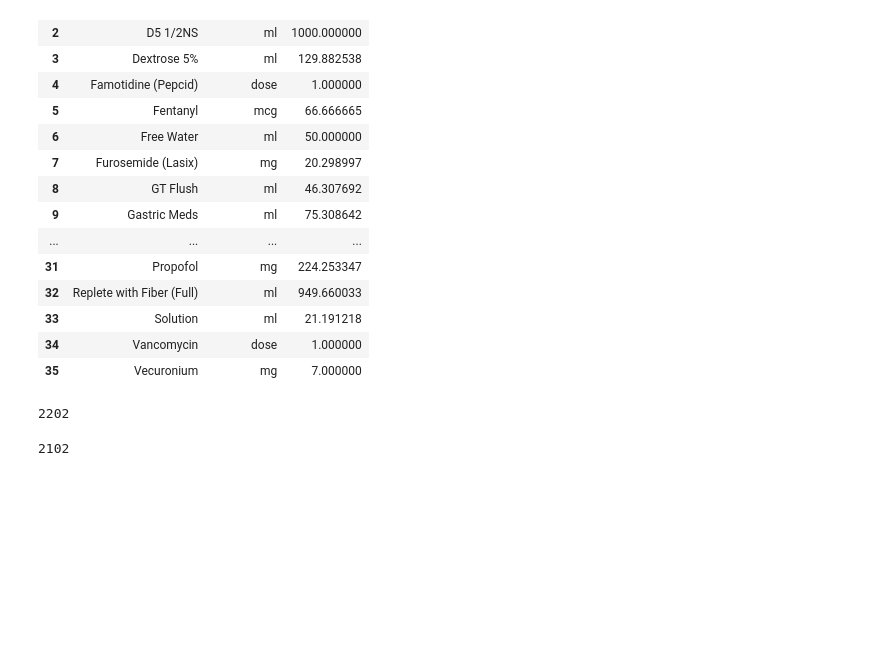
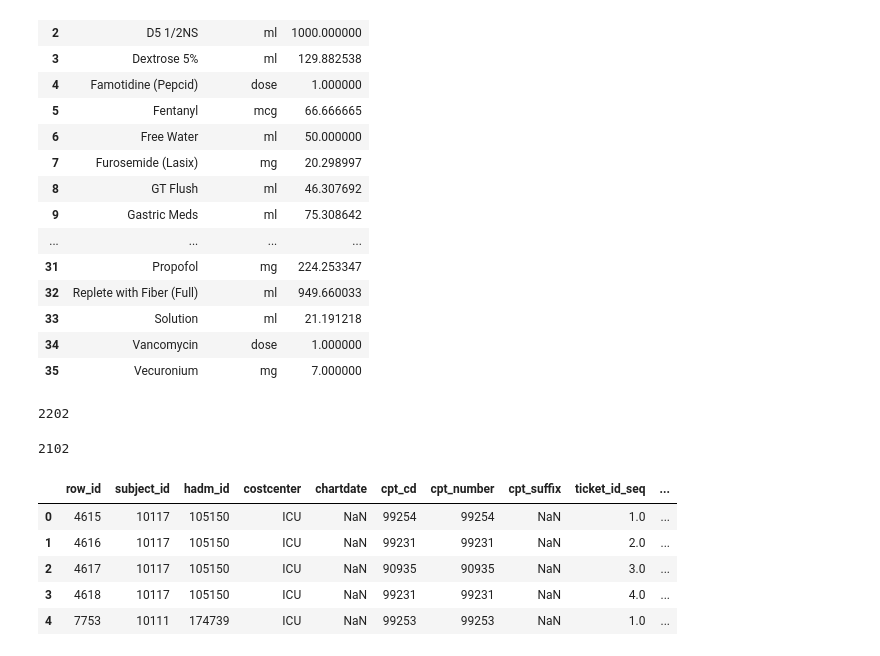
Before and after one commit to LuisM18/PF_Henry_UCI, a Jupyter notebook: auxiliar.ipynb, the cells around one changed output. Cells and saved outputs as stored; diff of their text form; code cells hidden in the pictures; blank space fills up the shorter version.

```diff
--- a/auxiliar.ipynb
+++ b/auxiliar.ipynb
@@ -728,3 +728,14 @@ pd.unique(inpute['start_year']).max()
 pd.unique(inpute['start_year']).min()
 # %% [output]
 2102
+# %%
+cptevents = pd.read_csv('./EDA_UCI/dataset/cptevents.csv')
+# %%
+cptevents.head()
+# %% [output]
+|  | row_id | subject_id | hadm_id | costcenter | chartdate | cpt_cd | cpt_number | cpt_suffix | ticket_id_seq | ... |
+| 0 | 4615 | 10117 | 105150 | ICU | NaN | 99254 | 99254 | NaN | 1.0 | ... |
+| 1 | 4616 | 10117 | 105150 | ICU | NaN | 99231 | 99231 | NaN | 2.0 | ... |
+| 2 | 4617 | 10117 | 105150 | ICU | NaN | 90935 | 90935 | NaN | 3.0 | ... |
+| 3 | 4618 | 10117 | 105150 | ICU | NaN | 99231 | 99231 | NaN | 4.0 | ... |
+| 4 | 7753 | 10111 | 174739 | ICU | NaN | 99253 | 99253 | NaN | 1.0 | ... |
```
Also changed, not shown: parts of 5 cells of this notebook, 1 other file.
